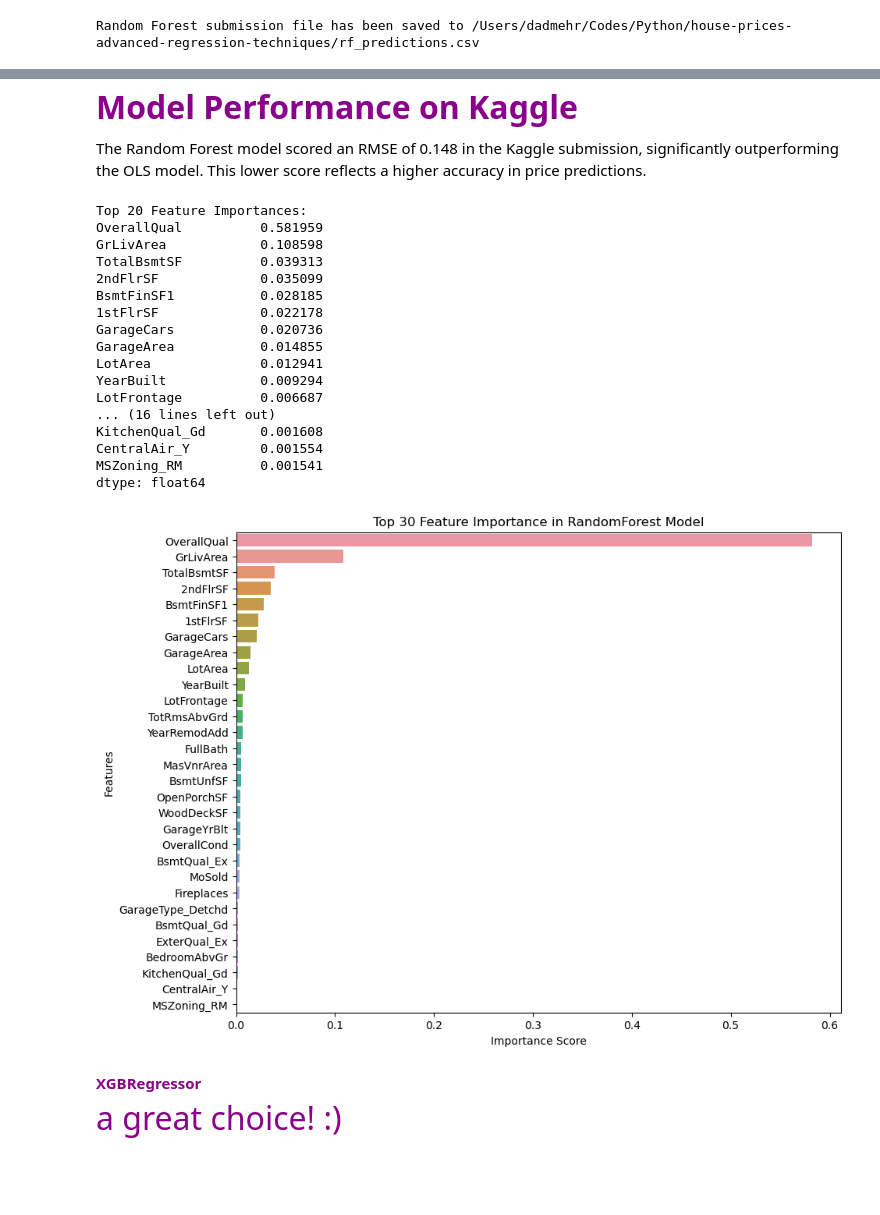
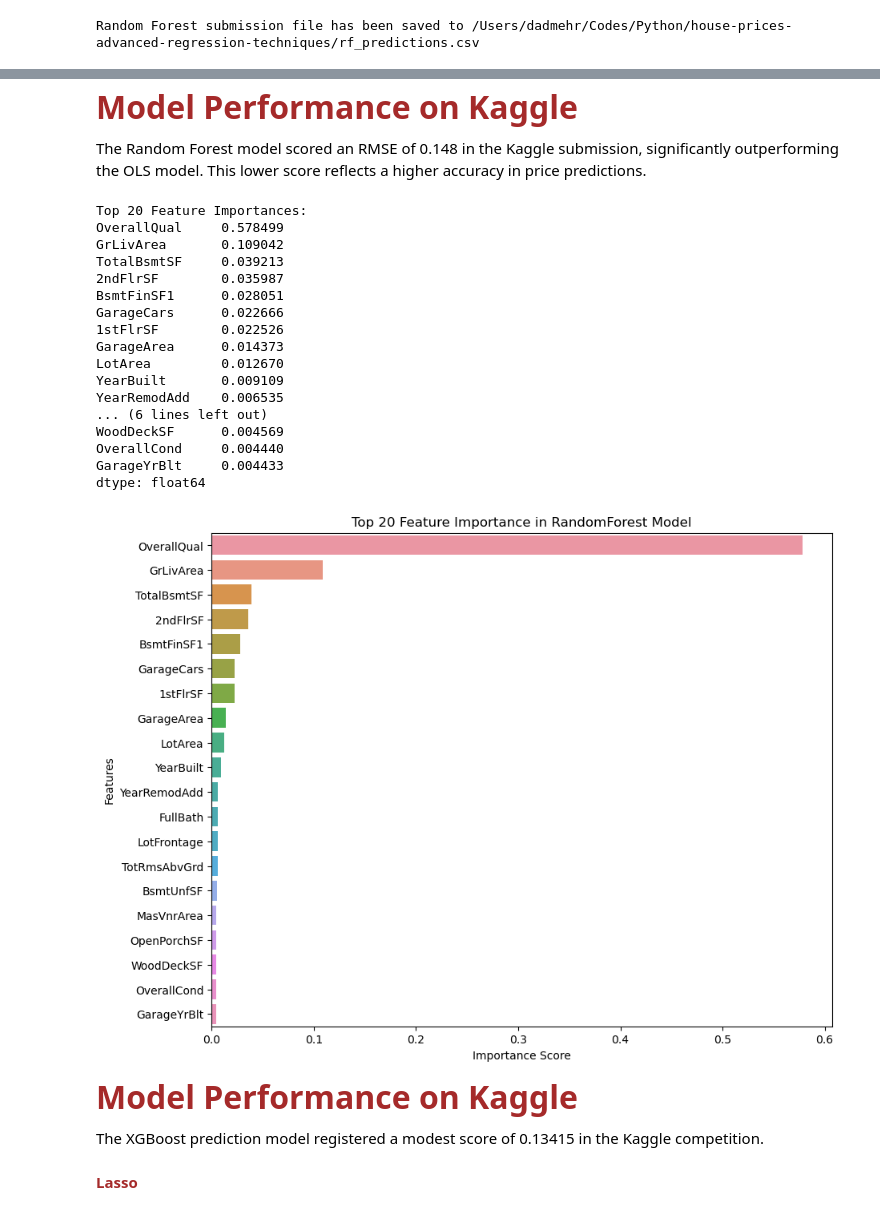
Before and after one commit to dadmehrdi/Kaggle_Competitions, a Jupyter notebook: Kaggle Competition - House Prices Prediction using TFDF.ipynb, the cells around one changed output, grey strips where cells are left out. Drawn from its saved outputs; the diff is of its cells as text; code cells hidden in the pictures; blank space fills up the shorter version.

```diff
--- a/Kaggle Competition - House Prices Prediction using TFDF.ipynb
+++ b/Kaggle Competition - House Prices Prediction using TFDF.ipynb
@@ -60,0 +76,15 @@ plt.show()
+# %%
+# Preprocess Training Data
+# Fill in missing values for numerical features
+train_data.fillna(train_data.mean(), inplace=True)
+
+# Convert infinite values to NaN and then fill or drop them
+train_data.replace([np.inf, -np.inf], np.nan, inplace=True)
+train_data.fillna(train_data.mean(), inplace=True)  # or another appropriate method
+
+# One-hot encode categorical variables
+train_data = pd.get_dummies(train_data)
+
+# Separate the features and the target variable
+X_train = train_data.drop('SalePrice', axis=1)
+y_train = train_data['SalePrice']
@@ -160,7 +299,7 @@ X_train = train_data.drop(['SalePrice'], axis=1)
 y_train = train_data['SalePrice']
 
 # Initialize the Random Forest model
-rf_model = RandomForestRegressor(n_estimators=10000, random_state=42)
+rf_model = RandomForestRegressor(n_estimators=1000, random_state=42)
 
 # Fit the Random Forest model
 # Ensure 'Id' and potentially 'const' columns are not included in the model fitting
@@ -208,50 +347,52 @@ rf_submission
 1459 rows × 2 columns
 # %% [markdown]
-<font color='DarkMagenta' size='6' style='line-height: 1.01;'><b>Model Performance on Kaggle</b></font>
+<font color='brown' size='6' style='line-height: 1.01;'><b>Model Performance on Kaggle</b></font>
 
 The Random Forest model scored an RMSE of 0.148 in the Kaggle submission, significantly outperforming the OLS model. This lower score reflects a higher accuracy in price predictions.
 # %%
 # Get feature importances from the model
 feature_importances = rf_model.feature_importances_
 
 # Create a pandas Series to associate feature names with their importance scores
 importances = pd.Series(feature_importances, index=X_train_rf.columns)
 
-# Sort the importances in descending order and select the top 30
-sorted_importances = importances.sort_values(ascending=False)[:30]
+# Sort the importances in descending order and select the top 20
+sorted_importances = importances.sort_values(ascending=False)[:20]
 
 print("Top 20 Feature Importances:")
 print(sorted_importances)
 
 import matplotlib.pyplot as plt
 import seaborn as sns
 
 plt.figure(figsize=(10, 8))
 sns.barplot(x=sorted_importances.values, y=sorted_importances.index)
-plt.title('Top 30 Feature Importance in RandomForest Model')
+plt.title('Top 20 Feature Importance in RandomForest Model')
 plt.xlabel('Importance Score')
 plt.ylabel('Features')
 plt.show()
 # %% [output]
 Top 20 Feature Importances:
-OverallQual          0.581959
-GrLivArea            0.108598
-TotalBsmtSF          0.039313
-2ndFlrSF             0.035099
-BsmtFinSF1           0.028185
-1stFlrSF             0.022178
-GarageCars           0.020736
-GarageArea           0.014855
-LotArea              0.012941
-YearBuilt            0.009294
-LotFrontage          0.006687
-... (16 lines left out)
-KitchenQual_Gd       0.001608
-CentralAir_Y         0.001554
-MSZoning_RM          0.001541
+OverallQual     0.578499
+GrLivArea       0.109042
+TotalBsmtSF     0.039213
+2ndFlrSF        0.035987
+BsmtFinSF1      0.028051
+GarageCars      0.022666
+1stFlrSF        0.022526
+GarageArea      0.014373
+LotArea         0.012670
+YearBuilt       0.009109
+YearRemodAdd    0.006535
+... (6 lines left out)
+WoodDeckSF      0.004569
+OverallCond     0.004440
+GarageYrBlt     0.004433
 dtype: float64
-[figure, old version]
+[figure, new version]
+# %% [markdown]
+<font color='brown' size='6' style='line-height: 1.01;'><b>Model Performance on Kaggle</b></font>
+
+The XGBoost prediction model registered a modest score of 0.13415 in the Kaggle competition.
 # %% [markdown]
-<font color='DarkMagenta' size='11' style='line-height: 1.01;'><b>XGBRegressor</b></font>
-
-<font color='DarkMagenta' size='6' style='line-height: 1.01;'>a great choice! :)</font>
+<font color='brown' size='10' style='line-height: 1.01;'><b>Lasso</b></font>
```
Also changed, not shown: parts of 29 cells of this notebook.
